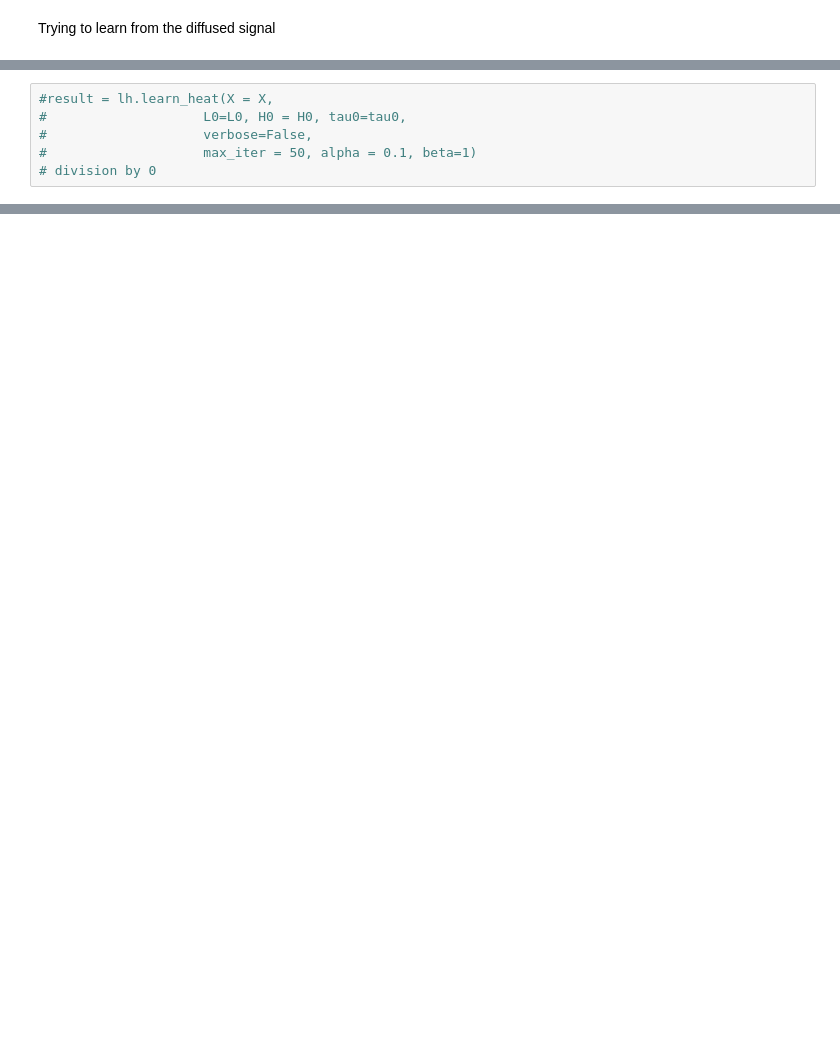
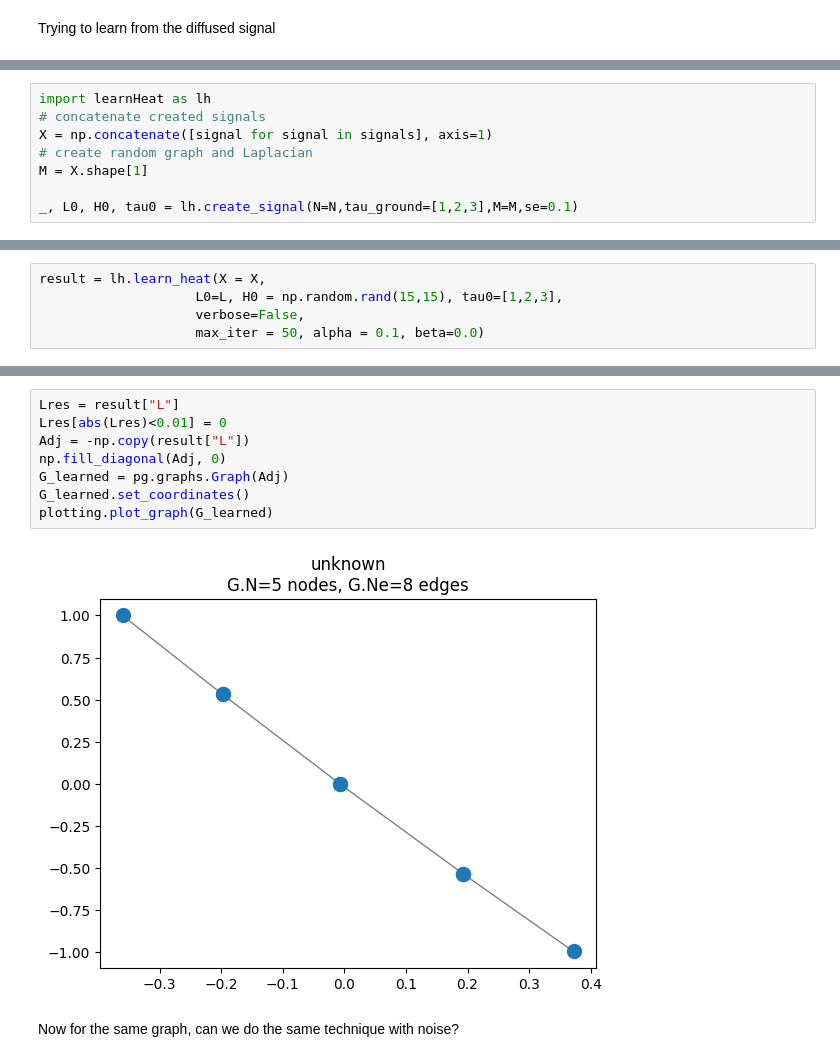
Before and after one commit to AndresCenteno/Masters-Thesis, a Jupyter notebook: simple_example.ipynb, the cells around one changed output, grey strips where cells are left out. Cells and saved outputs as stored; diff of their text form; blank space fills up the shorter version.

```diff
--- a/simple_example.ipynb
+++ b/simple_example.ipynb
@@ -41,0 +45,8 @@ H0 = np.random.rand(D0.shape[1], X.shape[1])
+# %%
+import learnHeat as lh
+# concatenate created signals
+X = np.concatenate([signal for signal in signals], axis=1)
+# create random graph and Laplacian
+M = X.shape[1]
+
+_, L0, H0, tau0 = lh.create_signal(N=N,tau_ground=[1,2,3],M=M,se=0.1)
@@ -42,6 +65,5 @@ H0 = np.random.rand(D0.shape[1], X.shape[1])
 # %%
-#result = lh.learn_heat(X = X,
-#                    L0=L0, H0 = H0, tau0=tau0,
-#                    verbose=False,
-#                    max_iter = 50, alpha = 0.1, beta=1)
-# division by 0
+result = lh.learn_heat(X = X,
+                    L0=L, H0 = np.random.rand(15,15), tau0=[1,2,3],
+                    verbose=False,
+                    max_iter = 50, alpha = 0.1, beta=0.0)
@@ -48 +80,13 @@ H0 = np.random.rand(D0.shape[1], X.shape[1])
+# %%
+Lres = result["L"]
+Lres[abs(Lres)<0.01] = 0
+Adj = -np.copy(result["L"])
+np.fill_diagonal(Adj, 0)
+G_learned = pg.graphs.Graph(Adj)
+G_learned.set_coordinates()
+plotting.plot_graph(G_learned)
+# %% [output]
+[figure, added]
+# %% [markdown]
+Now for the same graph, can we do the same technique with noise?
 # %%
```
Also changed, not shown: parts of 33 cells of this notebook, 5 other files.
